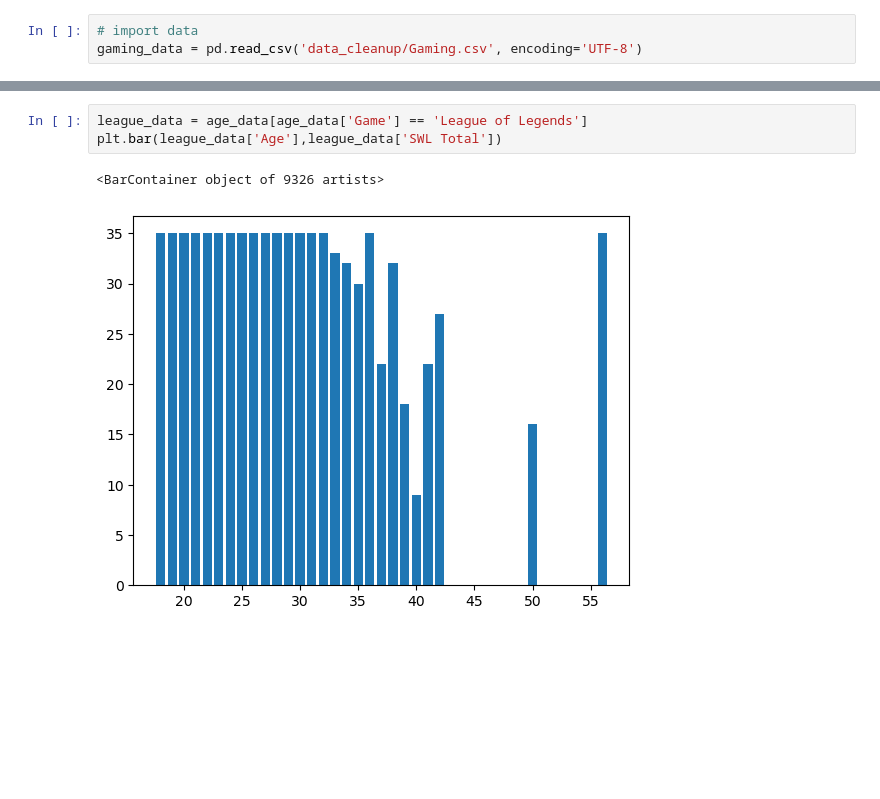
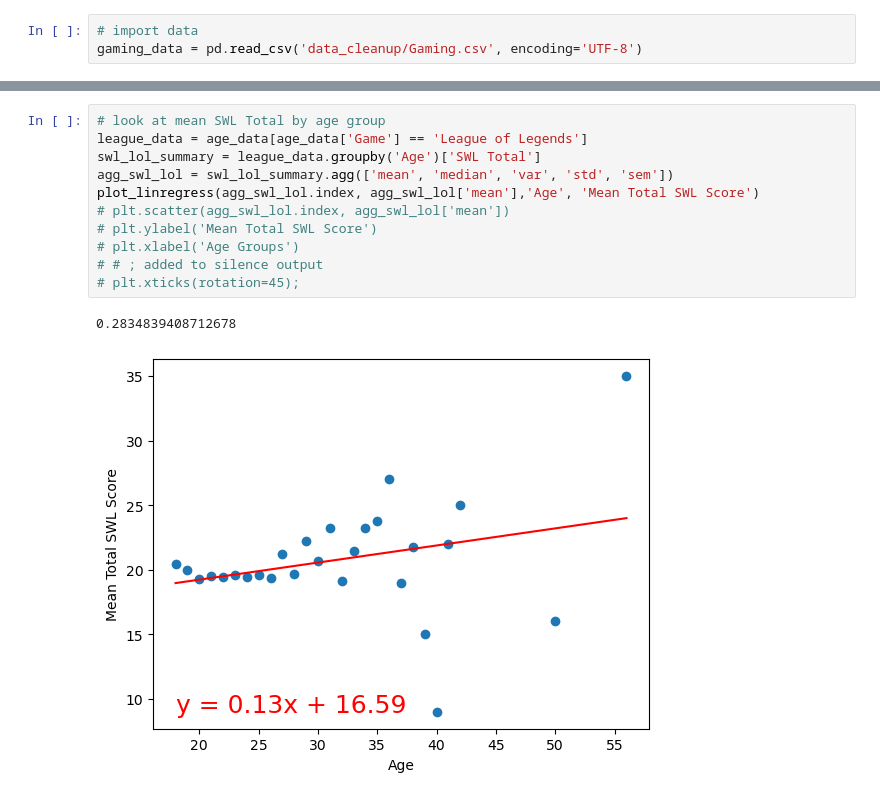
Before and after one commit to ComfyKoala/Project_1_Group_1, a Jupyter notebook: nikkos_analysis/nikkos_analysis.ipynb, the cells around one changed output, grey strips where cells are left out. Drawn from its saved outputs; the diff is of its cells as text; blank space fills up the shorter version.

Commit message:
Added initial League analysis and RPG analysis

```diff
--- a/nikkos_analysis/nikkos_analysis.ipynb
+++ b/nikkos_analysis/nikkos_analysis.ipynb
@@ -99,6 +149,14 @@ plt.tight_layout()
-# %%
-league_data = age_data[age_data['Game'] == 'League of Legends']
-plt.bar(league_data['Age'],league_data['SWL Total'])
-# %% [output]
-<BarContainer object of 9326 artists>
-[figure, removed]
+# %%
+# look at mean SWL Total by age group
+league_data = age_data[age_data['Game'] == 'League of Legends']
+swl_lol_summary = league_data.groupby('Age')['SWL Total']
+agg_swl_lol = swl_lol_summary.agg(['mean', 'median', 'var', 'std', 'sem'])
+plot_linregress(agg_swl_lol.index, agg_swl_lol['mean'],'Age', 'Mean Total SWL Score')
+# plt.scatter(agg_swl_lol.index, agg_swl_lol['mean'])
+# plt.ylabel('Mean Total SWL Score')
+# plt.xlabel('Age Groups')
+# # ; added to silence output
+# plt.xticks(rotation=45);
+# %% [output]
+0.2834839408712678
+[figure, added]
```
Also changed, not shown: parts of 12 cells of this notebook.
